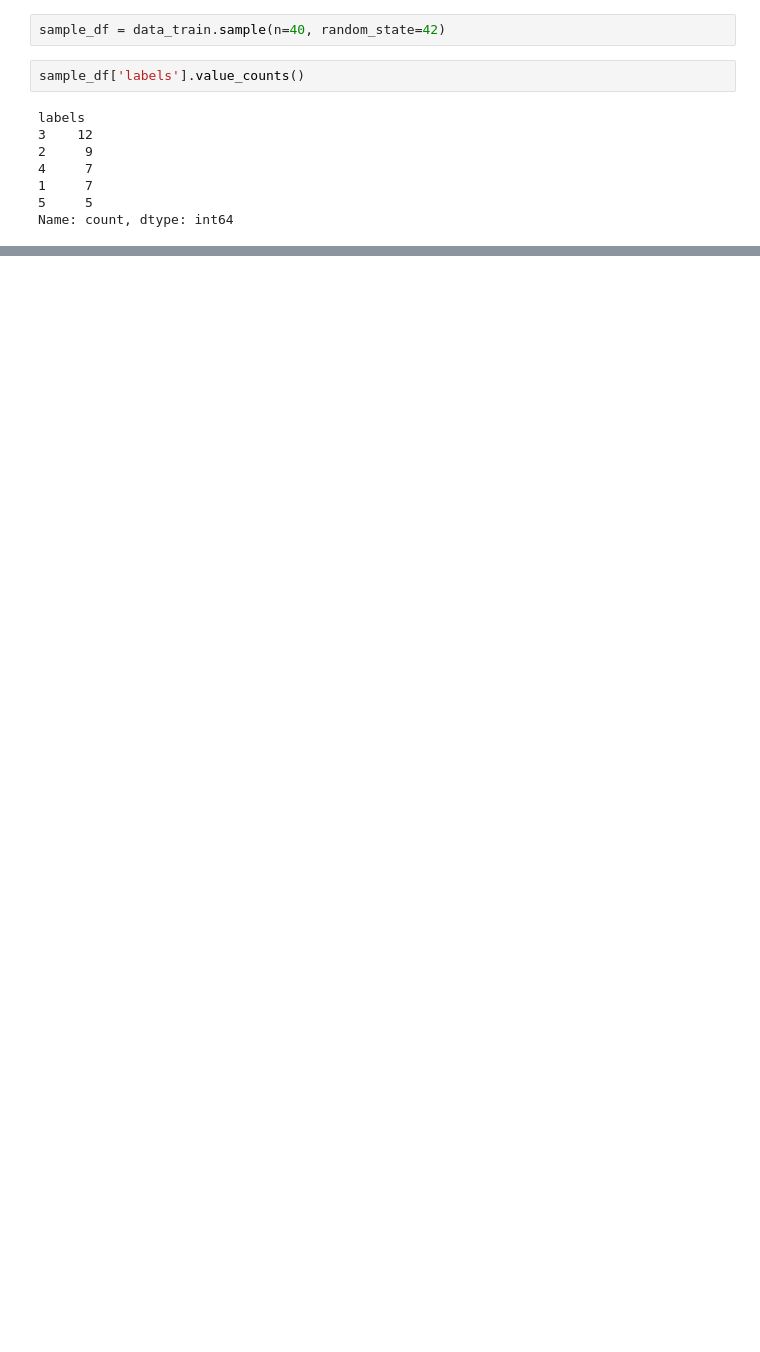
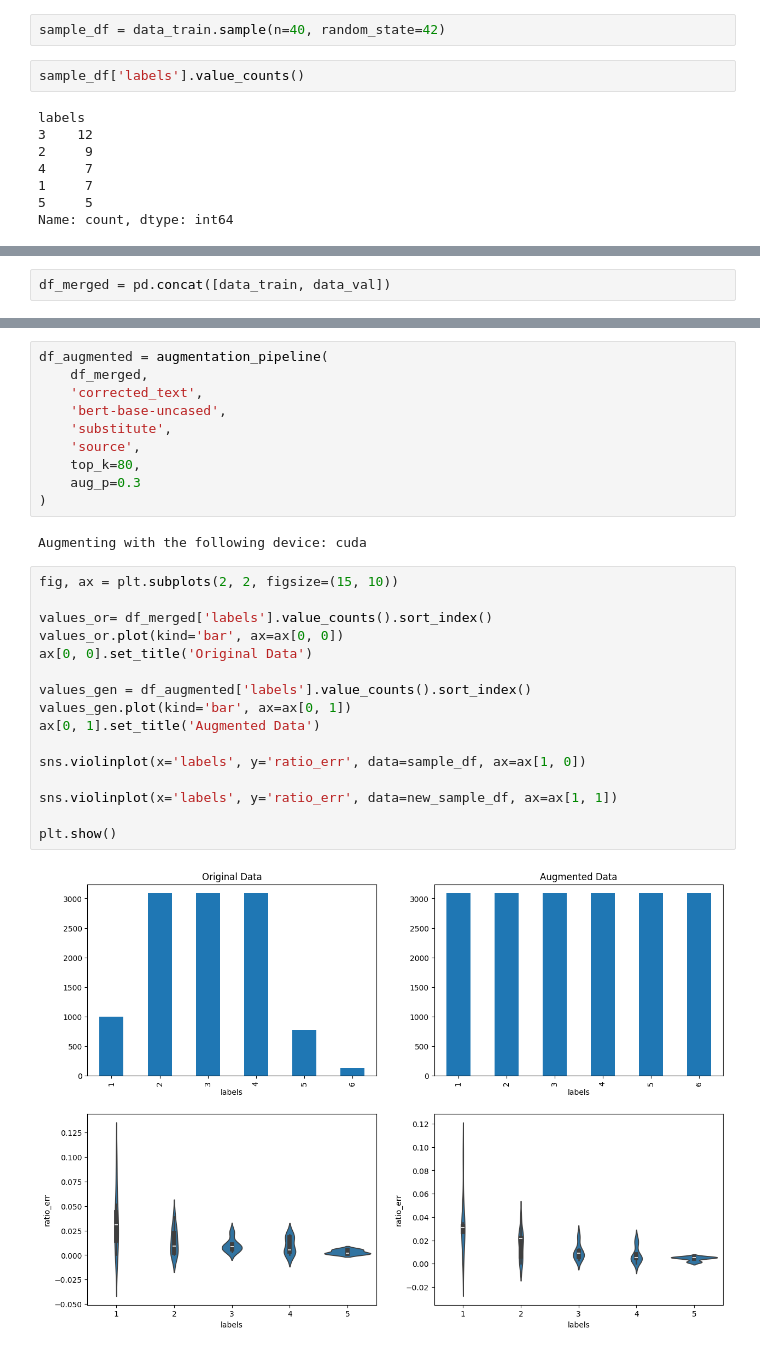
Before and after one commit to mlengineershub/LazyTeacher, a Jupyter notebook: preprocessing/oversampling/dataaug.ipynb, the cells around one changed output, grey strips where cells are left out. Saved outputs shown, nothing was run; the diff lists cells and outputs as text; blank space fills up the shorter version.

```diff
--- a/preprocessing/oversampling/dataaug.ipynb
+++ b/preprocessing/oversampling/dataaug.ipynb
@@ -214,0 +225,2 @@ plt.show()
+# %%
+df_merged = pd.concat([data_train, data_val])
@@ -214,0 +236,30 @@ plt.show()
+# %%
+df_augmented = augmentation_pipeline(
+    df_merged,
+    'corrected_text',
+    'bert-base-uncased',
+    'substitute',
+    'source',
+    top_k=80,
+    aug_p=0.3
+)
+# %% [output]
+Augmenting with the following device: cuda
+# %%
+fig, ax = plt.subplots(2, 2, figsize=(15, 10))
+
+values_or= df_merged['labels'].value_counts().sort_index()
+values_or.plot(kind='bar', ax=ax[0, 0])
+ax[0, 0].set_title('Original Data')
+
+values_gen = df_augmented['labels'].value_counts().sort_index()
+values_gen.plot(kind='bar', ax=ax[0, 1])
+ax[0, 1].set_title('Augmented Data')
+
+sns.violinplot(x='labels', y='ratio_err', data=sample_df, ax=ax[1, 0])
+
+sns.violinplot(x='labels', y='ratio_err', data=new_sample_df, ax=ax[1, 1])
+
+plt.show()
+# %% [output]
+[figure, added]
```
Also changed, not shown: parts of 14 cells of this notebook, 3 other files.
